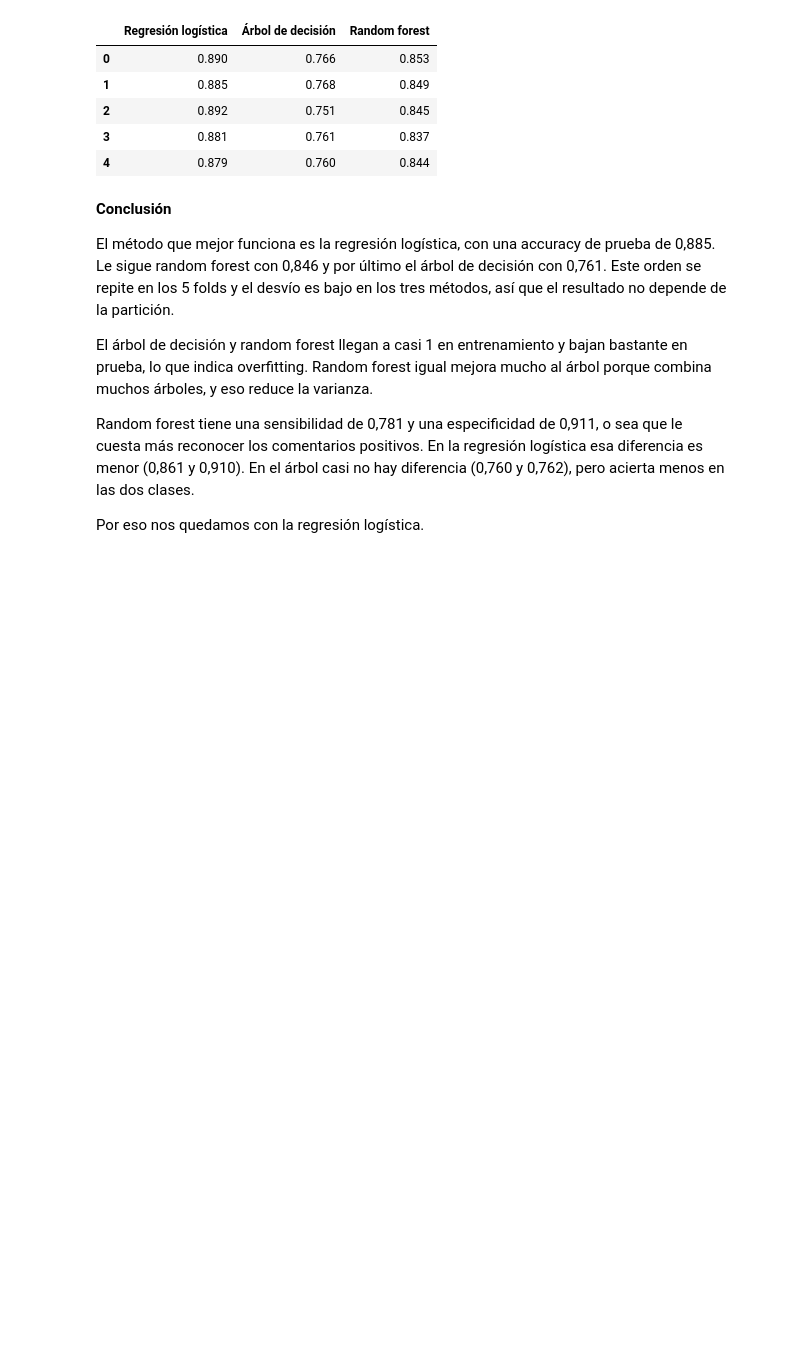
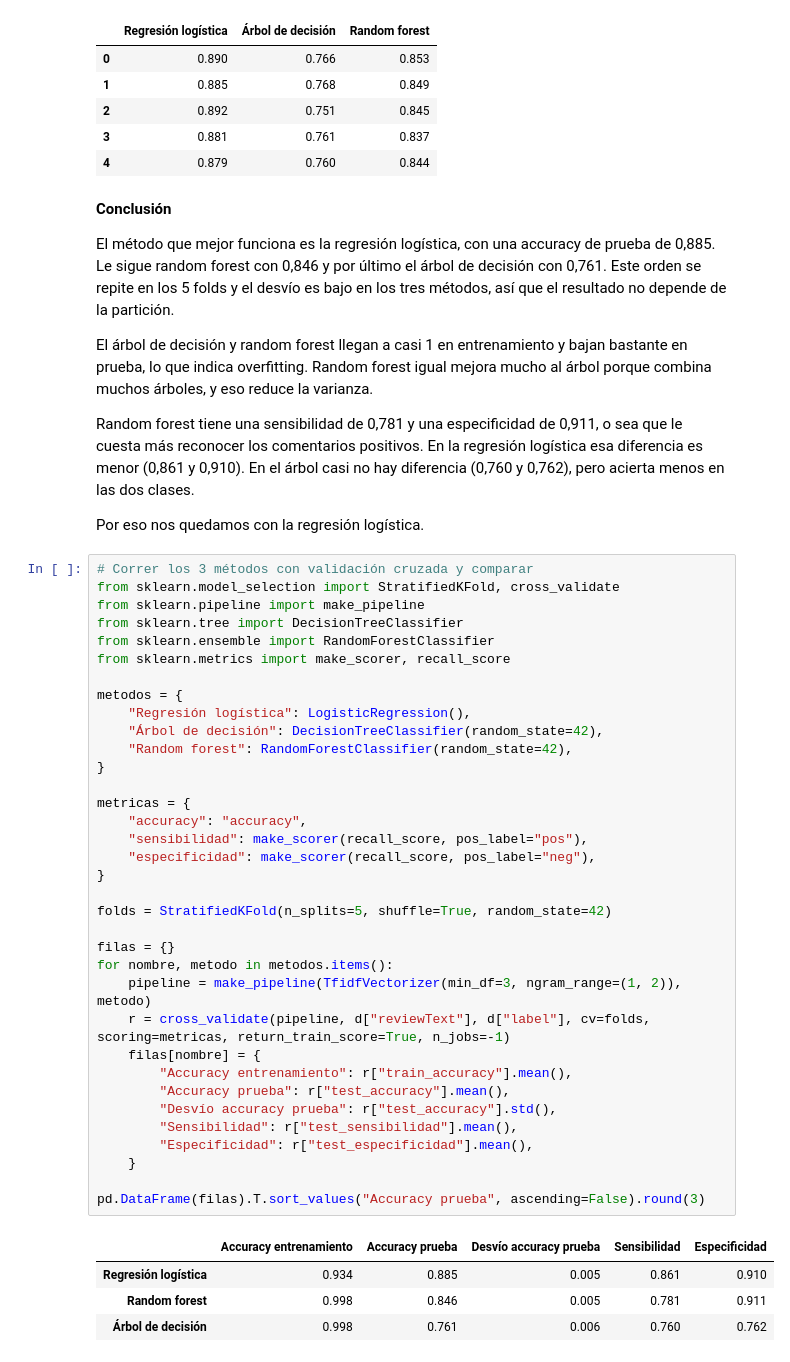
Before and after one commit to riedelmanu/utn-quinto, a Jupyter notebook: CIENCIA DE DATOS/mineria de texto/3.07.gdr.text_mining.ipynb, the cells around one changed output. Drawn from its saved outputs; the diff is of its cells as text; blank space fills up the shorter version.

Commit message:
CD: celda única para correr y comparar los 3 métodos en minería de texto
Co-Authored-By: Claude Opus 5.5 <noreply@anthropic.com>

```diff
--- a/CIENCIA DE DATOS/mineria de texto/3.07.gdr.text_mining.ipynb
+++ b/CIENCIA DE DATOS/mineria de texto/3.07.gdr.text_mining.ipynb
@@ -239,3 +239,43 @@ El árbol de decisión y random forest llegan a casi 1 en entrenamiento y bajan
 Random forest tiene una sensibilidad de 0,781 y una especificidad de 0,911, o sea que le cuesta más reconocer los comentarios positivos. En la regresión logística esa diferencia es menor (0,861 y 0,910). En el árbol casi no hay diferencia (0,760 y 0,762), pero acierta menos en las dos clases.
 
 Por eso nos quedamos con la regresión logística.
+# %%
+# Correr los 3 métodos con validación cruzada y comparar
+from sklearn.model_selection import StratifiedKFold, cross_validate
+from sklearn.pipeline import make_pipeline
+from sklearn.tree import DecisionTreeClassifier
+from sklearn.ensemble import RandomForestClassifier
+from sklearn.metrics import make_scorer, recall_score
+
+metodos = {
+    "Regresión logística": LogisticRegression(),
+    "Árbol de decisión": DecisionTreeClassifier(random_state=42),
+    "Random forest": RandomForestClassifier(random_state=42),
+}
+
+metricas = {
+    "accuracy": "accuracy",
+    "sensibilidad": make_scorer(recall_score, pos_label="pos"),
+    "especificidad": make_scorer(recall_score, pos_label="neg"),
+}
+
+folds = StratifiedKFold(n_splits=5, shuffle=True, random_state=42)
+
+filas = {}
+for nombre, metodo in metodos.items():
+    pipeline = make_pipeline(TfidfVectorizer(min_df=3, ngram_range=(1, 2)), metodo)
+    r = cross_validate(pipeline, d["reviewText"], d["label"], cv=folds, scoring=metricas, return_train_score=True, n_jobs=-1)
+    filas[nombre] = {
+        "Accuracy entrenamiento": r["train_accuracy"].mean(),
+        "Accuracy prueba": r["test_accuracy"].mean(),
+        "Desvío accuracy prueba": r["test_accuracy"].std(),
+        "Sensibilidad": r["test_sensibilidad"].mean(),
+        "Especificidad": r["test_especificidad"].mean(),
+    }
+
+pd.DataFrame(filas).T.sort_values("Accuracy prueba", ascending=False).round(3)
+# %% [output]
+|  | Accuracy entrenamiento | Accuracy prueba | Desvío accuracy prueba | Sensibilidad | Especificidad |
+| Regresión logística | 0.934 | 0.885 | 0.005 | 0.861 | 0.910 |
+| Random forest | 0.998 | 0.846 | 0.005 | 0.781 | 0.911 |
+| Árbol de decisión | 0.998 | 0.761 | 0.006 | 0.760 | 0.762 |
```
